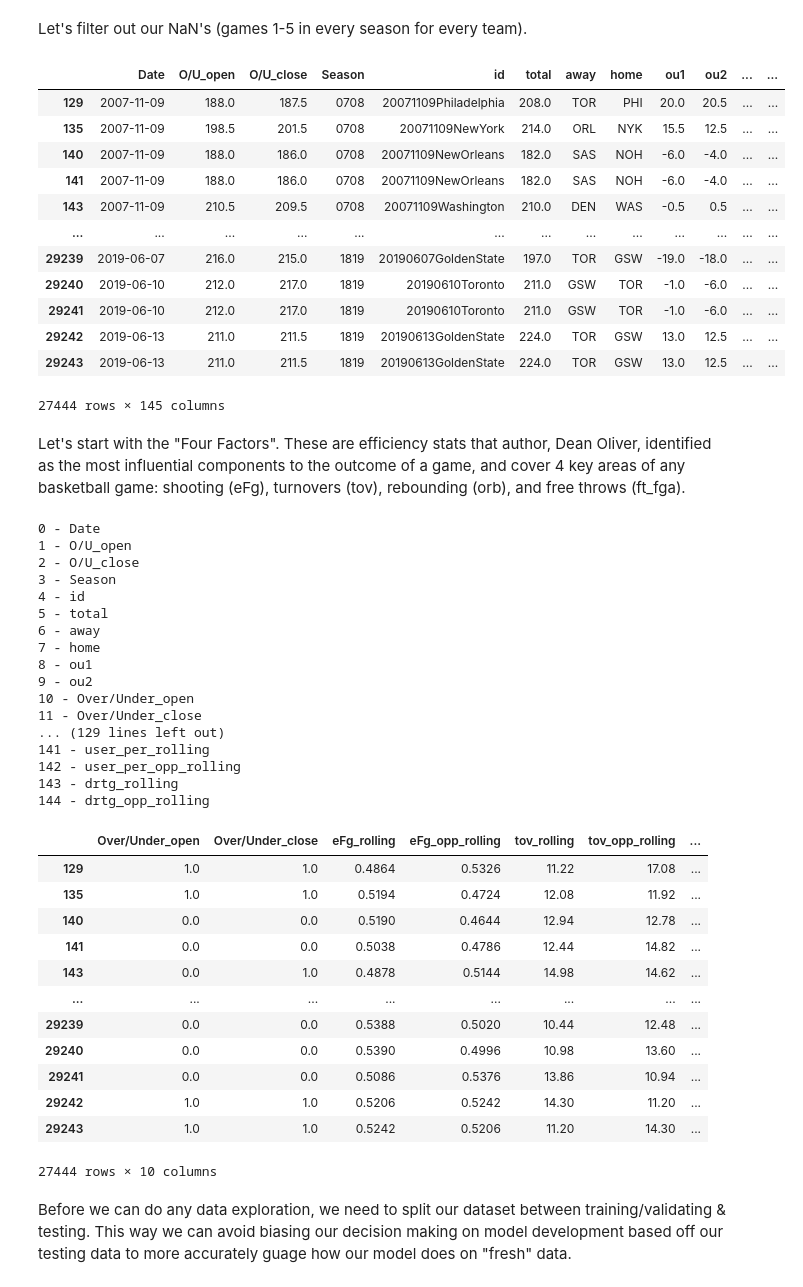
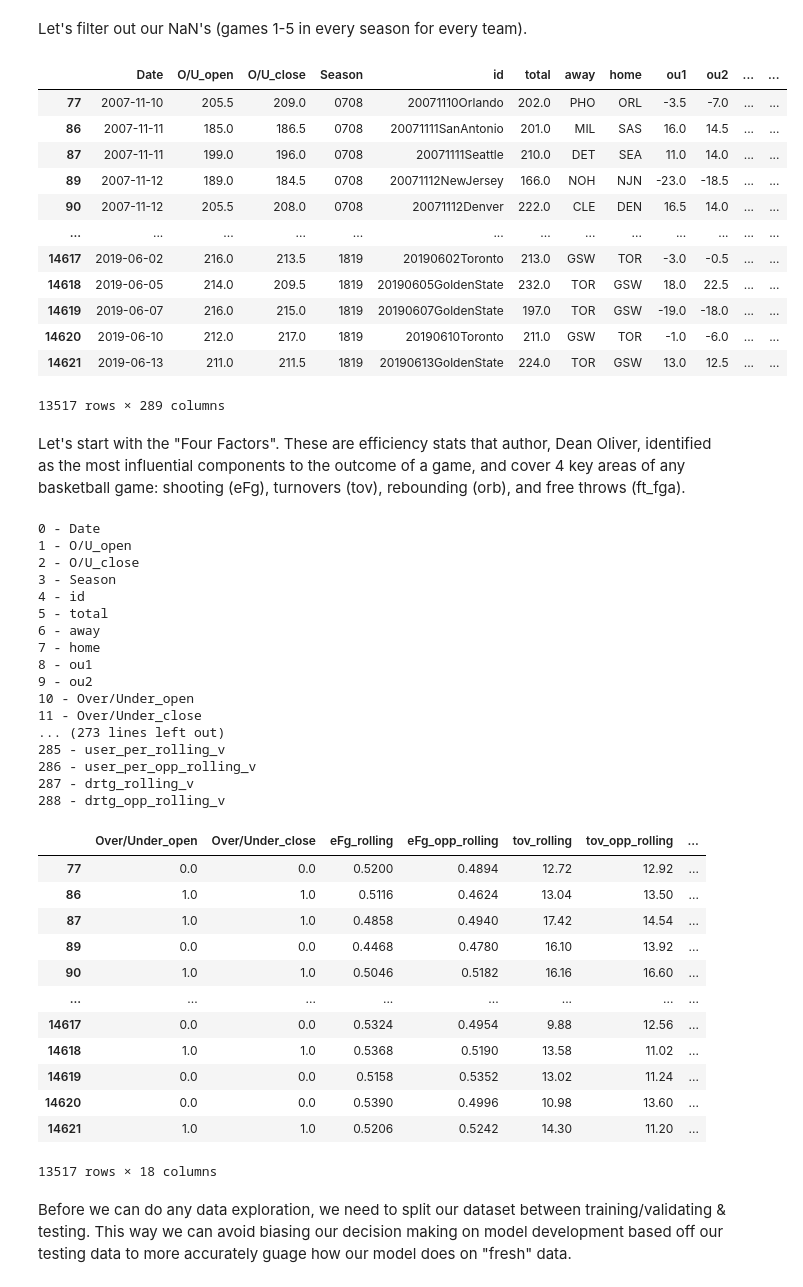
Before and after one commit to jseemayer2/NBA-Over-Under-Predictor, a Jupyter notebook: Classification.ipynb, the cells around one changed output. Cells and saved outputs as stored; diff of their text form; code cells hidden in the pictures.

```diff
--- a/Classification.ipynb
+++ b/Classification.ipynb
@@ -35,22 +35,22 @@ df
 # %% [markdown]
 Let's filter out our NaN's (games 1-5 in every season for every team).
 # %%
-df = df[df['game_num'] > 5]
+df = df[(df['game_num'] > 5) & (df['game_num_v'] > 5)]
 df
 # %% [output]
 |  | Date | O/U_open | O/U_close | Season | id | total | away | home | ou1 | ou2 | ... | ... |
-| 129 | 2007-11-09 | 188.0 | 187.5 | 0708 | 20071109Philadelphia | 208.0 | TOR | PHI | 20.0 | 20.5 | ... | ... |
-| 135 | 2007-11-09 | 198.5 | 201.5 | 0708 | 20071109NewYork | 214.0 | ORL | NYK | 15.5 | 12.5 | ... | ... |
-| 140 | 2007-11-09 | 188.0 | 186.0 | 0708 | 20071109NewOrleans | 182.0 | SAS | NOH | -6.0 | -4.0 | ... | ... |
-| 141 | 2007-11-09 | 188.0 | 186.0 | 0708 | 20071109NewOrleans | 182.0 | SAS | NOH | -6.0 | -4.0 | ... | ... |
-| 143 | 2007-11-09 | 210.5 | 209.5 | 0708 | 20071109Washington | 210.0 | DEN | WAS | -0.5 | 0.5 | ... | ... |
+| 77 | 2007-11-10 | 205.5 | 209.0 | 0708 | 20071110Orlando | 202.0 | PHO | ORL | -3.5 | -7.0 | ... | ... |
+| 86 | 2007-11-11 | 185.0 | 186.5 | 0708 | 20071111SanAntonio | 201.0 | MIL | SAS | 16.0 | 14.5 | ... | ... |
+| 87 | 2007-11-11 | 199.0 | 196.0 | 0708 | 20071111Seattle | 210.0 | DET | SEA | 11.0 | 14.0 | ... | ... |
+| 89 | 2007-11-12 | 189.0 | 184.5 | 0708 | 20071112NewJersey | 166.0 | NOH | NJN | -23.0 | -18.5 | ... | ... |
+| 90 | 2007-11-12 | 205.5 | 208.0 | 0708 | 20071112Denver | 222.0 | CLE | DEN | 16.5 | 14.0 | ... | ... |
 | ... | ... | ... | ... | ... | ... | ... | ... | ... | ... | ... | ... | ... |
-| 29239 | 2019-06-07 | 216.0 | 215.0 | 1819 | 20190607GoldenState | 197.0 | TOR | GSW | -19.0 | -18.0 | ... | ... |
-| 29240 | 2019-06-10 | 212.0 | 217.0 | 1819 | 20190610Toronto | 211.0 | GSW | TOR | -1.0 | -6.0 | ... | ... |
-| 29241 | 2019-06-10 | 212.0 | 217.0 | 1819 | 20190610Toronto | 211.0 | GSW | TOR | -1.0 | -6.0 | ... | ... |
-| 29242 | 2019-06-13 | 211.0 | 211.5 | 1819 | 20190613GoldenState | 224.0 | TOR | GSW | 13.0 | 12.5 | ... | ... |
-| 29243 | 2019-06-13 | 211.0 | 211.5 | 1819 | 20190613GoldenState | 224.0 | TOR | GSW | 13.0 | 12.5 | ... | ... |
+| 14617 | 2019-06-02 | 216.0 | 213.5 | 1819 | 20190602Toronto | 213.0 | GSW | TOR | -3.0 | -0.5 | ... | ... |
+| 14618 | 2019-06-05 | 214.0 | 209.5 | 1819 | 20190605GoldenState | 232.0 | TOR | GSW | 18.0 | 22.5 | ... | ... |
+| 14619 | 2019-06-07 | 216.0 | 215.0 | 1819 | 20190607GoldenState | 197.0 | TOR | GSW | -19.0 | -18.0 | ... | ... |
+| 14620 | 2019-06-10 | 212.0 | 217.0 | 1819 | 20190610Toronto | 211.0 | GSW | TOR | -1.0 | -6.0 | ... | ... |
+| 14621 | 2019-06-13 | 211.0 | 211.5 | 1819 | 20190613GoldenState | 224.0 | TOR | GSW | 13.0 | 12.5 | ... | ... |
-27444 rows × 145 columns
+13517 rows × 289 columns
 # %% [markdown]
 Let's start with the "Four Factors". These are efficiency stats that author, Dean Oliver, identified as the most influential components to the outcome of a game, and cover 4 key areas of any basketball game: shooting (eFg), turnovers (tov), rebounding (orb), and free throws (ft_fga).
 # %%
@@ -71,28 +71,28 @@ for column in df.columns:
 9 - ou2
 10 - Over/Under_open
 11 - Over/Under_close
-... (129 lines left out)
-141 - user_per_rolling
-142 - user_per_opp_rolling
-143 - drtg_rolling
-144 - drtg_opp_rolling
+... (273 lines left out)
+285 - user_per_rolling_v
+286 - user_per_opp_rolling_v
+287 - drtg_rolling_v
+288 - drtg_opp_rolling_v
 # %%
-df1 = df.iloc[:,[10,11,83,84,85,86,87,88,89,90]]
+df1 = df.iloc[:,[10,11,83,84,85,86,87,88,89,90,227,228,229,230,231,232,233,234]]
 df1
 # %% [output]
 |  | Over/Under_open | Over/Under_close | eFg_rolling | eFg_opp_rolling | tov_rolling | tov_opp_rolling | ... |
-| 129 | 1.0 | 1.0 | 0.4864 | 0.5326 | 11.22 | 17.08 | ... |
-| 135 | 1.0 | 1.0 | 0.5194 | 0.4724 | 12.08 | 11.92 | ... |
-| 140 | 0.0 | 0.0 | 0.5190 | 0.4644 | 12.94 | 12.78 | ... |
-| 141 | 0.0 | 0.0 | 0.5038 | 0.4786 | 12.44 | 14.82 | ... |
-| 143 | 0.0 | 1.0 | 0.4878 | 0.5144 | 14.98 | 14.62 | ... |
+| 77 | 0.0 | 0.0 | 0.5200 | 0.4894 | 12.72 | 12.92 | ... |
+| 86 | 1.0 | 1.0 | 0.5116 | 0.4624 | 13.04 | 13.50 | ... |
+| 87 | 1.0 | 1.0 | 0.4858 | 0.4940 | 17.42 | 14.54 | ... |
+| 89 | 0.0 | 0.0 | 0.4468 | 0.4780 | 16.10 | 13.92 | ... |
+| 90 | 1.0 | 1.0 | 0.5046 | 0.5182 | 16.16 | 16.60 | ... |
 | ... | ... | ... | ... | ... | ... | ... | ... |
-| 29239 | 0.0 | 0.0 | 0.5388 | 0.5020 | 10.44 | 12.48 | ... |
-| 29240 | 0.0 | 0.0 | 0.5390 | 0.4996 | 10.98 | 13.60 | ... |
-| 29241 | 0.0 | 0.0 | 0.5086 | 0.5376 | 13.86 | 10.94 | ... |
-| 29242 | 1.0 | 1.0 | 0.5206 | 0.5242 | 14.30 | 11.20 | ... |
-| 29243 | 1.0 | 1.0 | 0.5242 | 0.5206 | 11.20 | 14.30 | ... |
+| 14617 | 0.0 | 0.0 | 0.5324 | 0.4954 | 9.88 | 12.56 | ... |
+| 14618 | 1.0 | 1.0 | 0.5368 | 0.5190 | 13.58 | 11.02 | ... |
+| 14619 | 0.0 | 0.0 | 0.5158 | 0.5352 | 13.02 | 11.24 | ... |
+| 14620 | 0.0 | 0.0 | 0.5390 | 0.4996 | 10.98 | 13.60 | ... |
+| 14621 | 1.0 | 1.0 | 0.5206 | 0.5242 | 14.30 | 11.20 | ... |
-27444 rows × 10 columns
+13517 rows × 18 columns
 # %% [markdown]
 Before we can do any data exploration, we need to split our dataset between training/validating & testing. This way we can avoid biasing our decision making on model development based off our testing data to more accurately guage how our model does on "fresh" data.
 # %%
```
Also changed, not shown: parts of 45 cells of this notebook, 2 other files.
